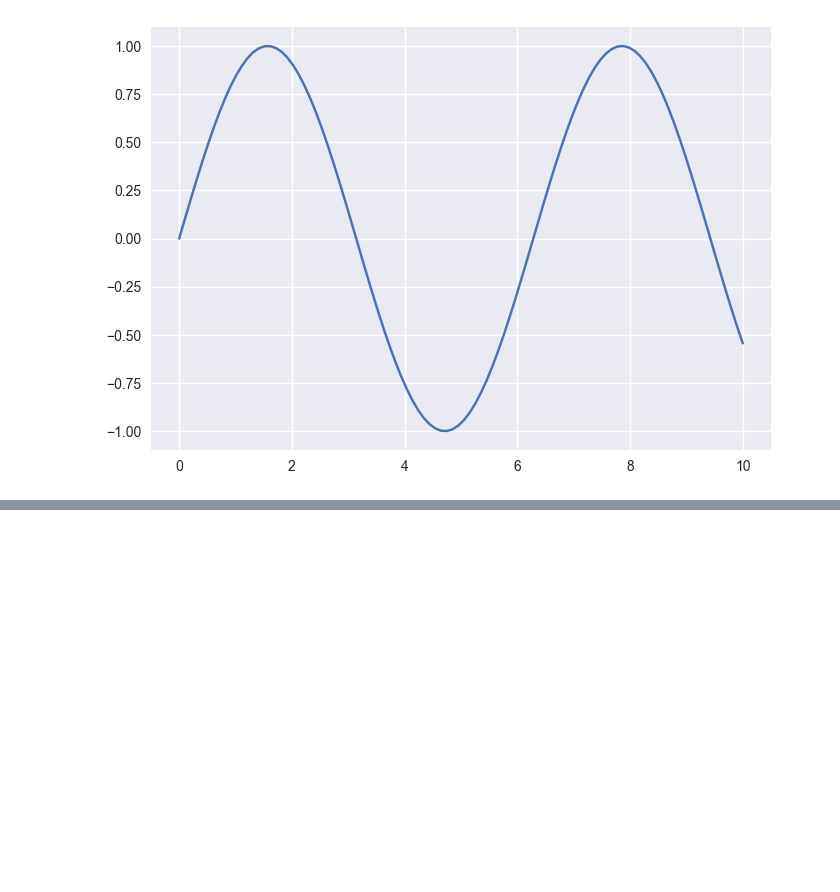
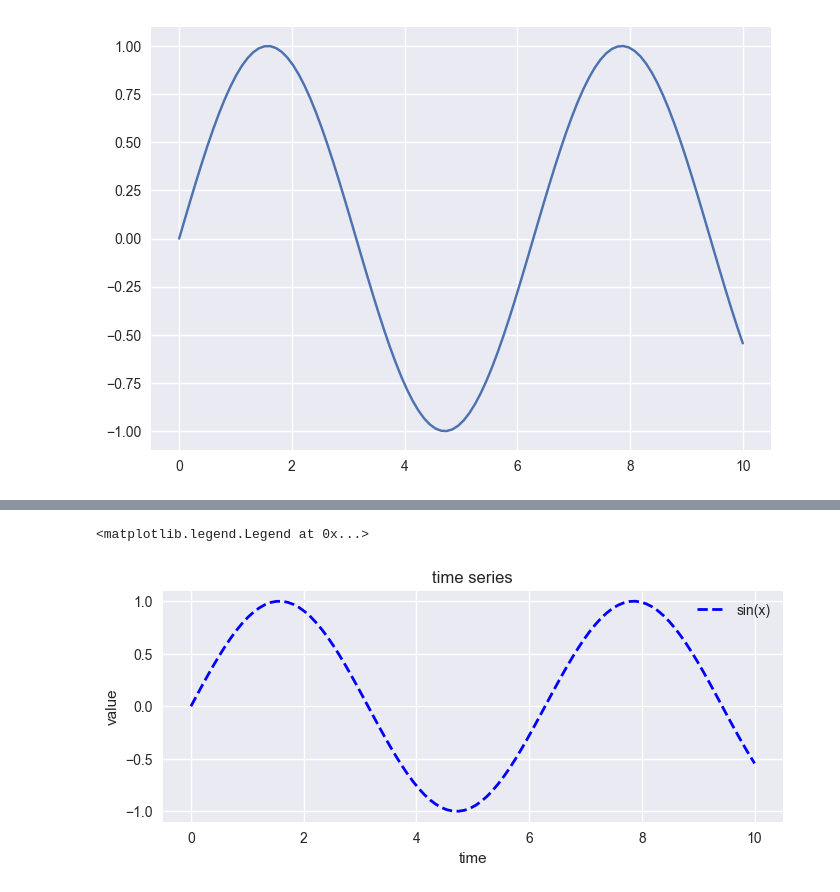
Before and after one commit to imadulhasan/python-databse, a Jupyter notebook: visualization.ipynb, the cells around one changed output, grey strips where cells are left out. Saved outputs shown, nothing was run; the diff lists cells and outputs as text; code cells hidden in the pictures; blank space fills up the shorter version.

```diff
--- a/visualization.ipynb
+++ b/visualization.ipynb
@@ -19,0 +66,12 @@ plt.plot(x, y)
+# %%
+fig = plt.figure(figsize=(8,3))
+x = np.linspace(0,10,100)
+y = np.sin(x)
+plt.plot(x,y, linestyle='--', color='blue', linewidth=2, label='sin(x)')
+plt.title('time series')
+plt.xlabel('time')
+plt.ylabel('value')
+plt.legend()
+# %% [output]
+<matplotlib.legend.Legend at 0x...>
+[figure, added]
```
Also changed, not shown: parts of 8 cells of this notebook.
